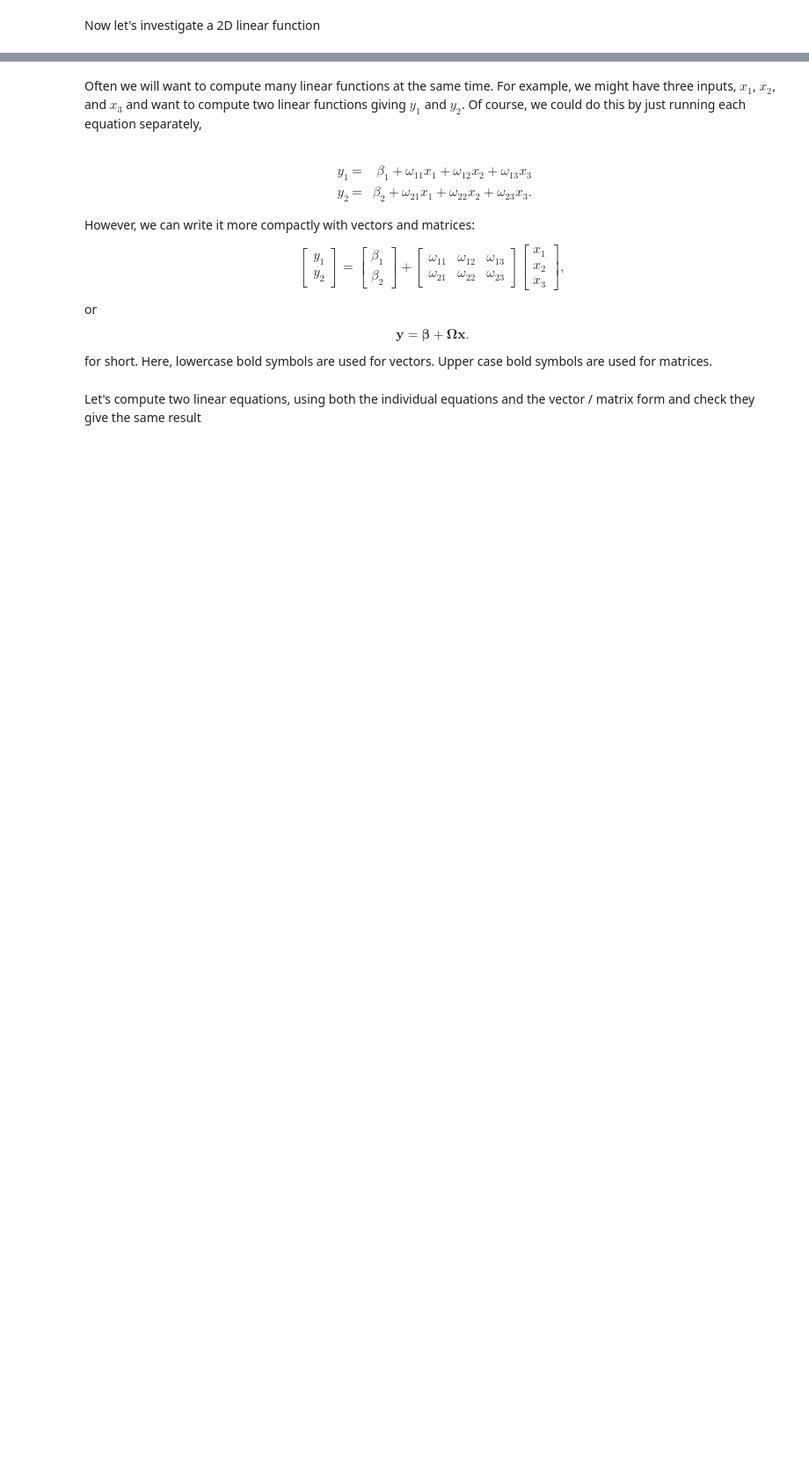
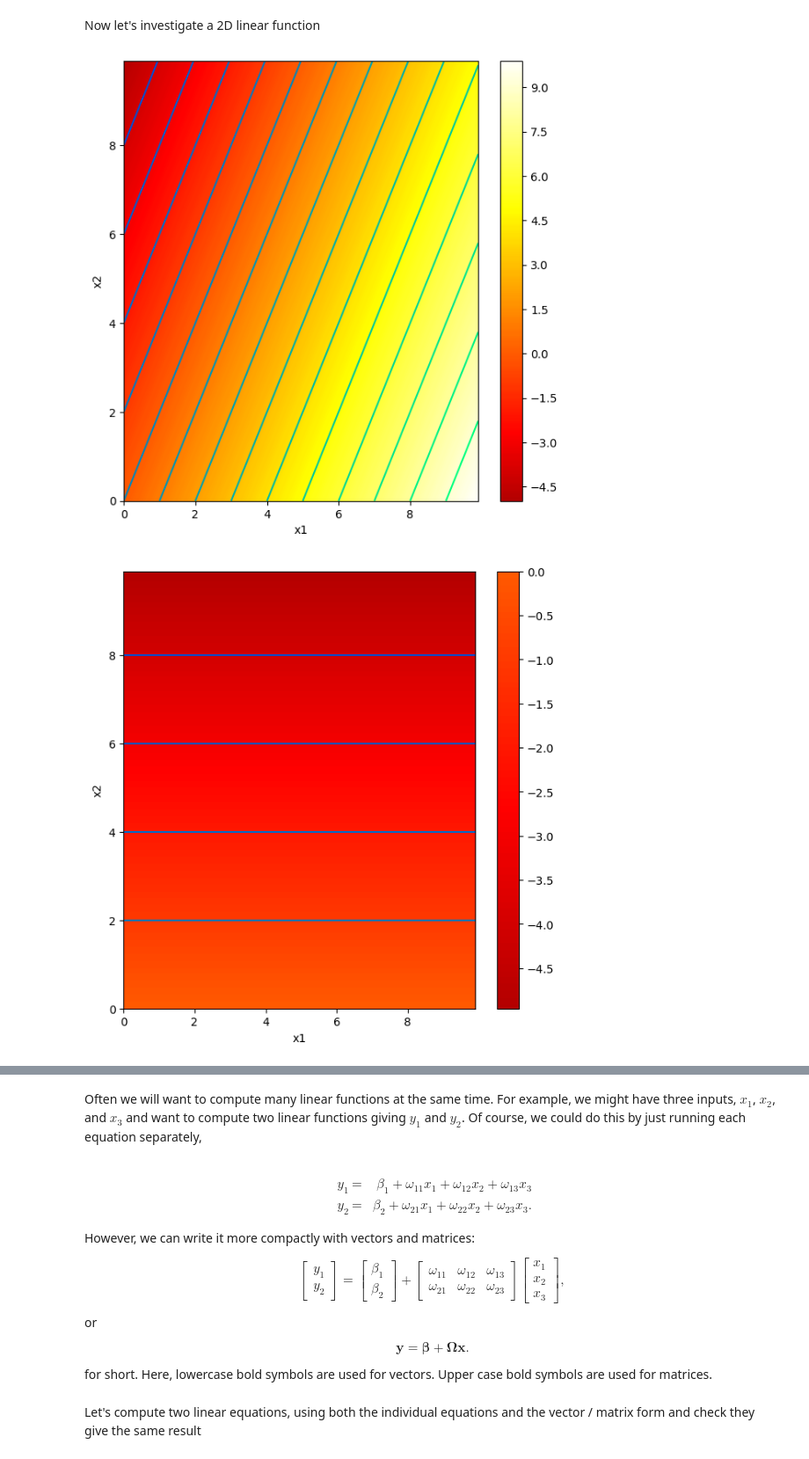
Before and after one commit to victorliu5296/udlbook, a Jupyter notebook: Notebooks/Chap01/1_1_BackgroundMathematics.ipynb, the cells around one changed output, grey strips where cells are left out. Shown at 88% size. Drawn from its saved outputs; the diff is of its cells as text; code cells hidden in the pictures; blank space fills up the shorter version.

```diff
--- a/Notebooks/Chap01/1_1_BackgroundMathematics.ipynb
+++ b/Notebooks/Chap01/1_1_BackgroundMathematics.ipynb
@@ -67,36 +84,59 @@ def draw_2D_function(x1_mesh, x2_mesh, y):
 # Define a linear function with two inputs, x1 and x2
 def linear_function_2D(x1,x2,beta,omega1,omega2):
   # TODO -- replace the code line below with formula for 2D linear equation
-  y = x1
+  y = beta + omega1 * x1 + omega2 * x2
 
   return y
 # %%
 # Plot the 2D function
 
 # Make 2D array of x and y points
 x1 = np.arange(0.0, 10.0, 0.1)
 x2 = np.arange(0.0, 10.0, 0.1)
 x1,x2 = np.meshgrid(x1,x2)  # https://www.geeksforgeeks.org/numpy-meshgrid-function/
 
 # Compute the 2D function for given values of omega1, omega2
 beta = 0.0; omega1 = 1.0; omega2 = -0.5
 y  = linear_function_2D(x1,x2,beta, omega1, omega2)
 
 # Draw the function.
 # Color represents y value (brighter = higher value)
 # Black = -10 or less, White = +10 or more
 # 0 = mid orange
 # Lines are contours where value is equal
 draw_2D_function(x1,x2,y)
 
 # TODO
 # Predict what this plot will look like if you set omega_1 to zero
 # Change the code and see if you are right.
 
+# Prediction: becomes y= beta + omega1 * x1 so it's just a horizontal copy
+# of the line swept out across the x2 axis
+
+beta = 0.0; omega1 = 0.0; omega2 = -0.5
+y  = linear_function_2D(x1,x2,beta, omega1, omega2)
+draw_2D_function(x1,x2,y)
+
 # TODO
 # Predict what this plot will look like if you set omega_2 to zero
 # Change the code and see if you are right.
 
+# Prediction: becomes y= beta + omega2 * x2 so it's just a horizontal copy
+# of the line swept out across the x1 axis
+
+beta = 0.0; omega1 = 1.0; omega2 = 0
+y  = linear_function_2D(x1,x2,beta, omega1, omega2)
+draw_2D_function(x1,x2,y)
+
 # TODO
 # Predict what this plot will look like if you set beta to -5
 # Change the code and see if you are correct
+
+# Prediction: the y-intercept will be -5, whole graph shifts down by 5 units
+
+beta = -5.0; omega1 = 1.0; omega2 = -0.5
+y  = linear_function_2D(x1,x2,beta, omega1, omega2)
+draw_2D_function(x1,x2,y)
+# %% [output]
+[figure, added]
+[figure, added]
```
Also changed, not shown: parts of 5 cells of this notebook.
